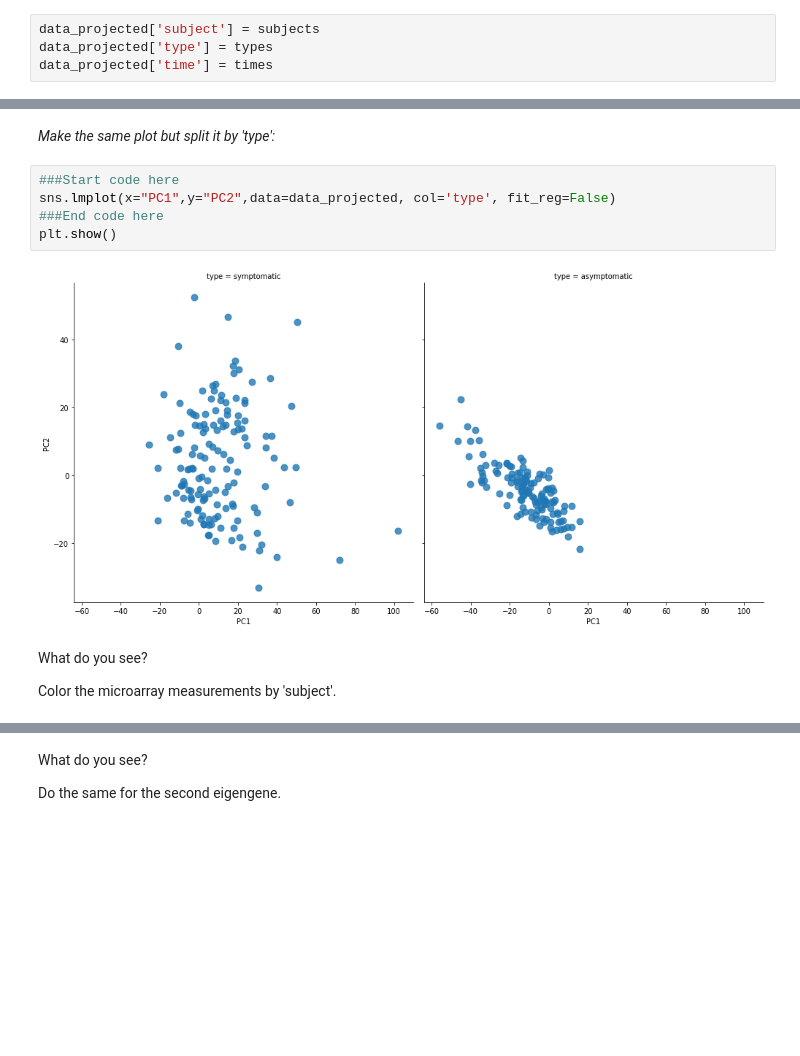
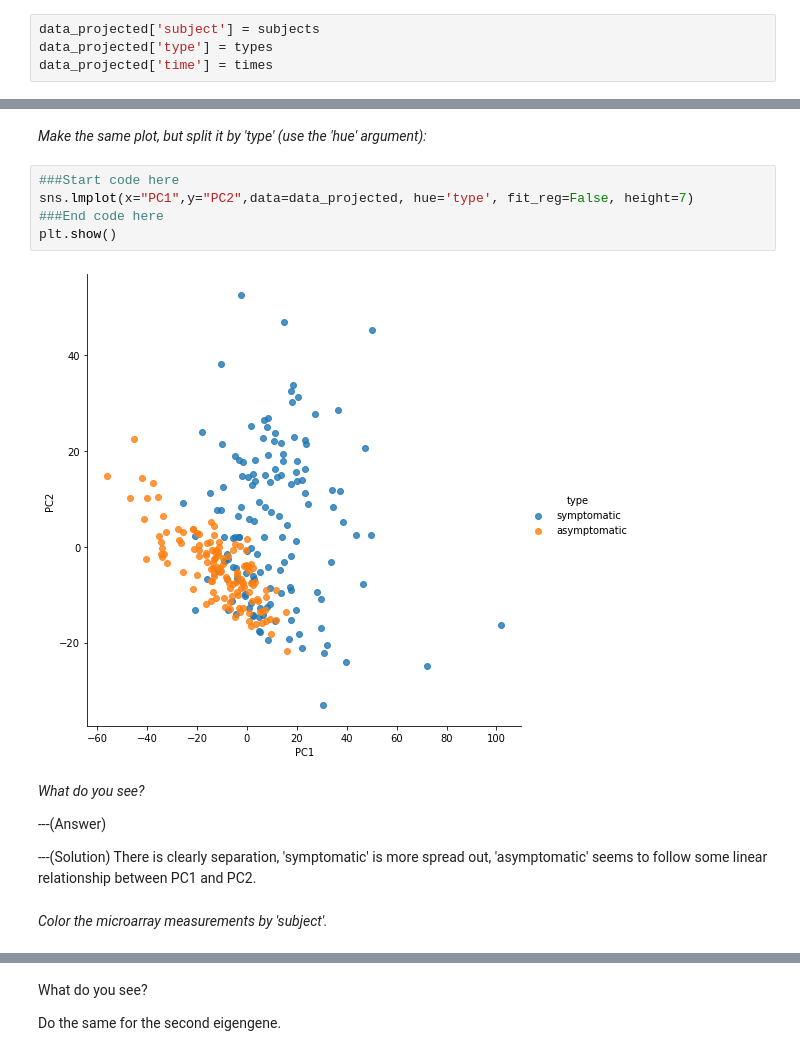
Before and after one commit to mtthsmoore/PRACTUNFINISHED_class_K-means, a Jupyter notebook: practicum/5._Dimensionality_reduction/5._Dimensionality_reduction_solutions.ipynb, the cells around one changed output, grey strips where cells are left out. Drawn from its saved outputs; the diff is of its cells as text; blank space fills up the shorter version.

```diff
--- a/practicum/5._Dimensionality_reduction/5._Dimensionality_reduction_solutions.ipynb
+++ b/practicum/5._Dimensionality_reduction/5._Dimensionality_reduction_solutions.ipynb
@@ -121,14 +126,18 @@ plt.show()
 # %% [markdown]
-*Make the same plot but split it by 'type':*
+*Make the same plot, but split it by 'type' (use the 'hue' argument):*
 # %%
 ###Start code here
-sns.lmplot(x="PC1",y="PC2",data=data_projected, col='type', fit_reg=False)
+sns.lmplot(x="PC1",y="PC2",data=data_projected, hue='type', fit_reg=False, height=7)
 ###End code here
 plt.show()
 # %% [output]
-[figure, old version]
+[figure, new version]
+# %% [markdown]
+*What do you see?*
+
+---(Answer)
+
+---(Solution) There is clearly separation, 'symptomatic' is more spread out, 'asymptomatic' seems to follow some linear relationship between PC1 and PC2.
 # %% [markdown]
-What do you see?
-
-Color the microarray measurements by 'subject'.
+*Color the microarray measurements by 'subject'.*
 # %%
```
Also changed, not shown: parts of 18 cells of this notebook.
